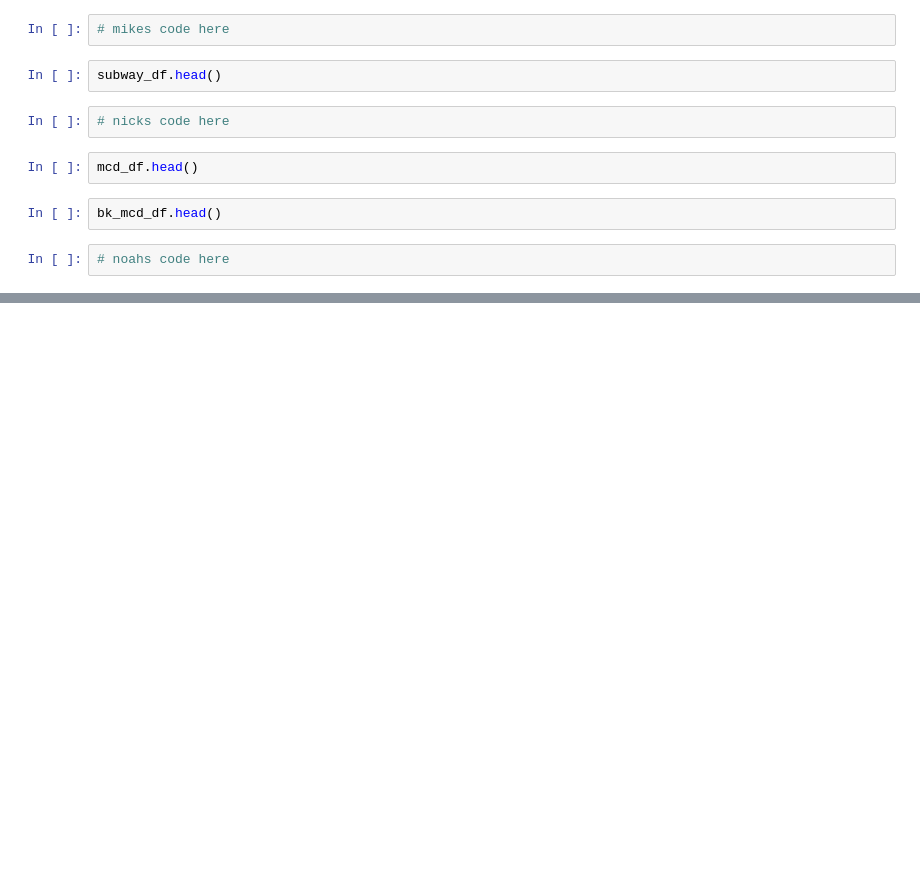
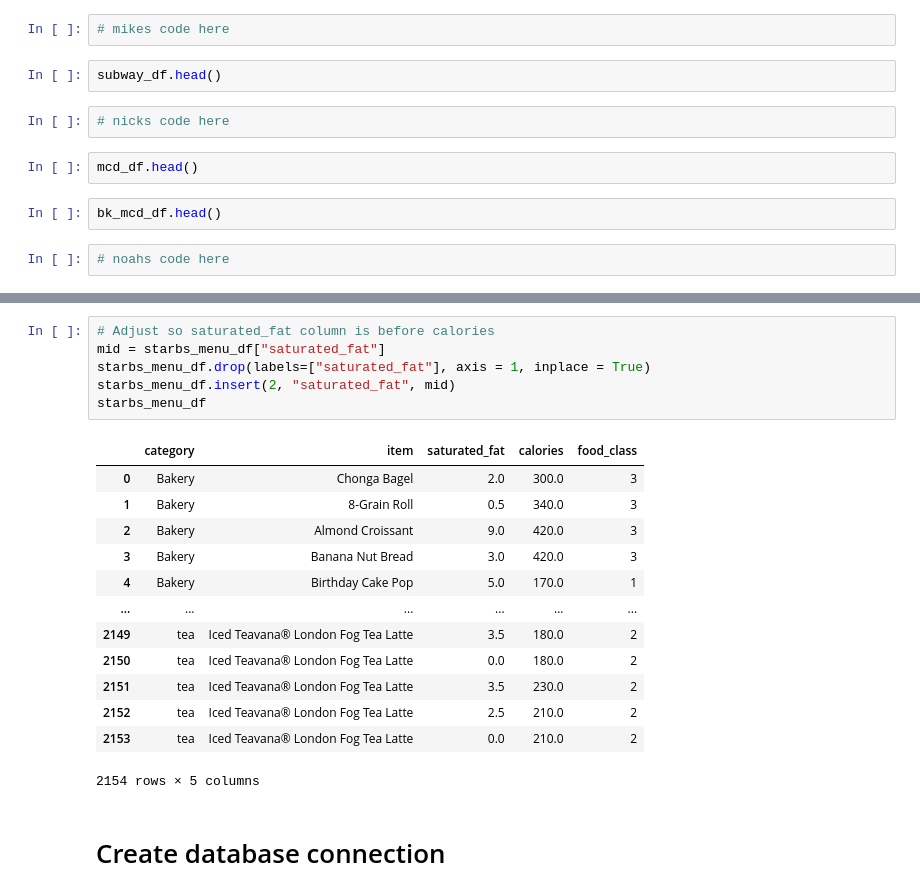
Before and after one commit to mpetersen49/ETL-project, a Jupyter notebook: Restaurant_ETL.ipynb, the cells around one changed output, grey strips where cells are left out. Drawn from its saved outputs; the diff is of its cells as text; blank space fills up the shorter version.

```diff
--- a/Restaurant_ETL.ipynb
+++ b/Restaurant_ETL.ipynb
@@ -33,0 +206,22 @@ starbucks_drink_df.head()
+# %%
+# Adjust so saturated_fat column is before calories
+mid = starbs_menu_df["saturated_fat"]
+starbs_menu_df.drop(labels=["saturated_fat"], axis = 1, inplace = True)
+starbs_menu_df.insert(2, "saturated_fat", mid)
+starbs_menu_df
+# %% [output]
+|  | category | item | saturated_fat | calories | food_class |
+| 0 | Bakery | Chonga Bagel | 2.0 | 300.0 | 3 |
+| 1 | Bakery | 8-Grain Roll | 0.5 | 340.0 | 3 |
+| 2 | Bakery | Almond Croissant | 9.0 | 420.0 | 3 |
+| 3 | Bakery | Banana Nut Bread | 3.0 | 420.0 | 3 |
+| 4 | Bakery | Birthday Cake Pop | 5.0 | 170.0 | 1 |
+| ... | ... | ... | ... | ... | ... |
+| 2149 | tea | Iced Teavana® London Fog Tea Latte | 3.5 | 180.0 | 2 |
+| 2150 | tea | Iced Teavana® London Fog Tea Latte | 0.0 | 180.0 | 2 |
+| 2151 | tea | Iced Teavana® London Fog Tea Latte | 3.5 | 230.0 | 2 |
+| 2152 | tea | Iced Teavana® London Fog Tea Latte | 2.5 | 210.0 | 2 |
+| 2153 | tea | Iced Teavana® London Fog Tea Latte | 0.0 | 210.0 | 2 |
+2154 rows × 5 columns
+# %% [markdown]
+# Create database connection
```
Also changed, not shown: parts of 21 cells of this notebook, 6 other files.
